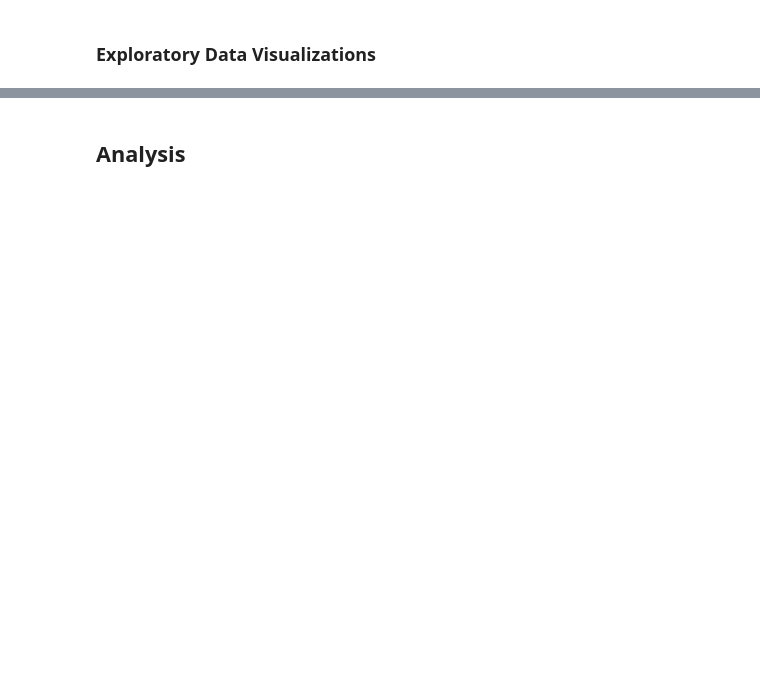
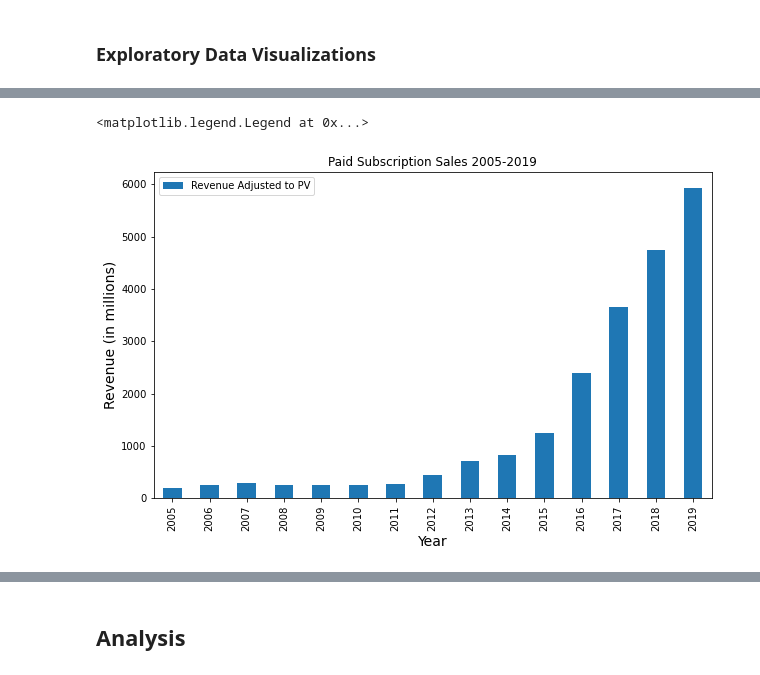
Before and after one commit to karinnm/dh140_finalproject, a Jupyter notebook: Draft 1.ipynb, the cells around one changed output, grey strips where cells are left out. Saved outputs shown, nothing was run; the diff lists cells and outputs as text; code cells hidden in the pictures; blank space fills up the shorter version.

```diff
--- a/Draft 1.ipynb
+++ b/Draft 1.ipynb
@@ -133,0 +195,3 @@ new_df
+# %%
+adjusted = new_df_no_values_0[new_df_no_values_0['Metric'] == 'Value (Adjusted)'].reset_index(drop=True)
+adjusted
@@ -253,3 +232,0 @@ cd_single.plot(kind='bar', x='Year', y='Value (Actual)', figsize=(10,7))
-# %%
-adjusted = new_df[new_df['Metric'] == 'Value (Adjusted)']
-adjusted
@@ -299,0 +235,12 @@ cd_adjusted.plot(kind='line', x='Year', y='Value (Actual)', figsize=(10,5))
+# %%
+# step 1: get all unique Format types
+unit_format_types = list(set(units["Format"]))
+unit_format_types
+# step 2: create an empty list to input new data_frames
+unit_format_dfs = []
+# step 3: create all the new data frames and add to list
+for i in np.arange(len(unit_format_types)):
+    unit_first_format_type = unit_format_types[i]
+    unit_format_df = units[units["Format"] == unit_first_format_type]
+    unit_format_dfs.append(unit_format_df)
+    #print(format_df.head())
@@ -299,0 +249,12 @@ cd_adjusted.plot(kind='line', x='Year', y='Value (Actual)', figsize=(10,5))
+# %%
+# step 1: get all unique Format types
+format_types = list(set(adjusted["Format"]))
+format_types
+# step 2: create an empty list to input new data_frames
+format_dfs = []
+# step 3: create all the new data frames and add to list
+for i in np.arange(len(format_types)):
+    first_format_type = format_types[i]
+    format_df = adjusted[adjusted["Format"] == first_format_type]
+    format_dfs.append(format_df)
+    #print(format_df.head())
@@ -299,0 +284,10 @@ cd_adjusted.plot(kind='line', x='Year', y='Value (Actual)', figsize=(10,5))
+# %%
+ps = format_dfs[0].plot(kind='bar', x='Year', y='Value (Actual)', figsize=(10,6))
+
+ps.set_title('Paid Subscription Sales 2005-2019')
+ps.set_xlabel('Year', fontsize=14)
+ps.set_ylabel('Revenue (in millions)', fontsize=14)
+ps.legend(['Revenue Adjusted to PV'])
+# %% [output]
+<matplotlib.legend.Legend at 0x...>
+[figure, added]
```
Also changed, not shown: parts of 102 cells of this notebook.
